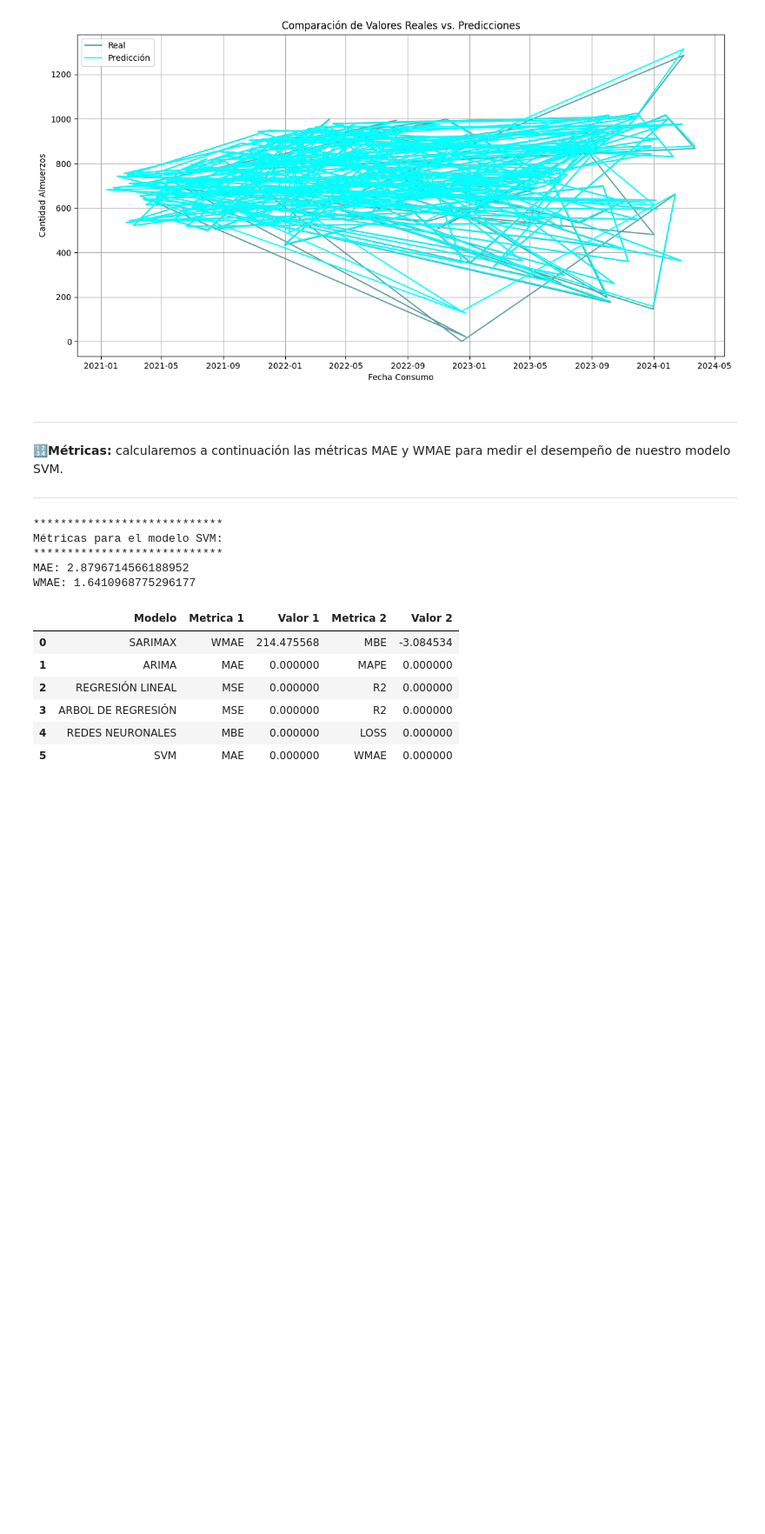
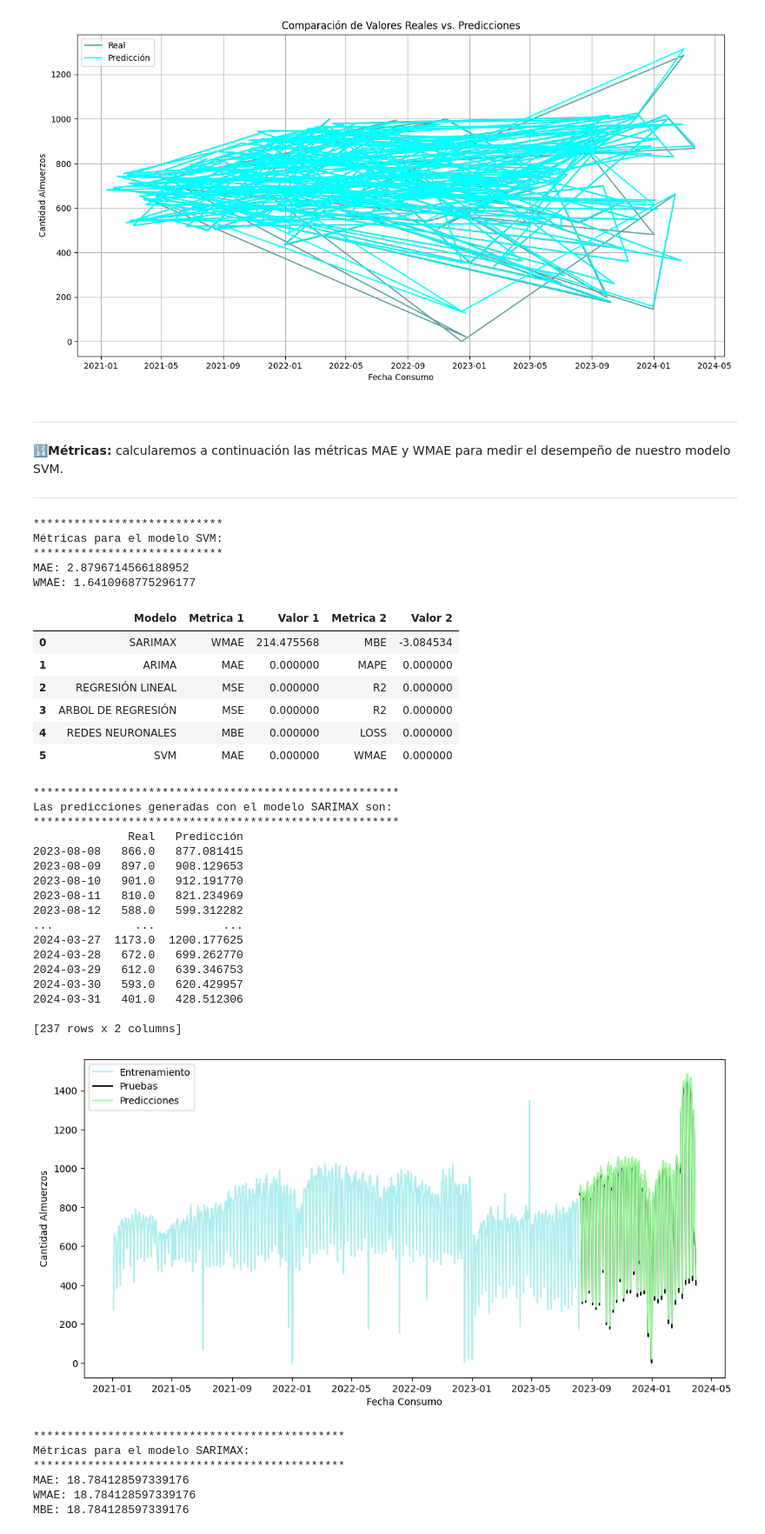
Before and after one commit to A01793509/Equipo_44, a Jupyter notebook: Avance5_44.ipynb, the cells around one changed output. Shown at 87% size. Drawn from its saved outputs; the diff is of its cells as text; code cells hidden in the pictures; blank space fills up the shorter version.

```diff
--- a/Avance5_44.ipynb
+++ b/Avance5_44.ipynb
@@ -705,3 +983,78 @@ dfmetricas
 | 3 | ARBOL DE REGRESIÓN | MSE | 0.000000 | R2 | 0.000000 |
 | 4 | REDES NEURONALES | MBE | 0.000000 | LOSS | 0.000000 |
 | 5 | SVM | MAE | 0.000000 | WMAE | 0.000000 |
+# %%
+import statsmodels.api as sm
+
+# Definición de los parámetros del modelo SARIMAX
+p, d, q = 1, 2, 1
+P, D, Q, s = 1, 1, 1, 12
+
+# Entrenamiento del modelo SARIMAX
+Modelo_SARIMAX = sm.tsa.SARIMAX(train_endog, exog=train_exog, order=(p, d, q), seasonal_order=(P, D, Q, s))
+Resultados_SARIMAX = Modelo_SARIMAX.fit()
+
+# Predicciones con el modelo SARIMAX
+Fecha_Inicio = test_endog.index[0]
+Fecha_Fin = test_endog.index[-1]
+Prediccion_SARIMAX = Resultados_SARIMAX.get_prediction(start=Fecha_Inicio, end=Fecha_Fin, exog=test_exog)
+Prediccion_Final_SARIMAX = Prediccion_SARIMAX.predicted_mean
+Prediccion_CI_SARIMAX = Prediccion_SARIMAX.conf_int()
+
+# DataFrame comparativo
+dfComparativoPredSARIMAX = pd.concat([test_endog, Prediccion_Final_SARIMAX], axis=1)
+dfComparativoPredSARIMAX.columns = ['Real', 'Predicción']
+print("******************************************************")
+print("Las predicciones generadas con el modelo SARIMAX son:")
+print("******************************************************")
+print(dfComparativoPredSARIMAX)
+
+# Graficación de resultados
+plt.figure(figsize=(12, 6))
+plt.plot(train_endog, label='Entrenamiento', color='paleturquoise')
+plt.plot(test_endog, label='Pruebas', color='black')
+plt.plot(Prediccion_Final_SARIMAX, label='Predicciones', color='palegreen')
+plt.fill_between(Prediccion_CI_SARIMAX.index, Prediccion_CI_SARIMAX.iloc[:, 0], Prediccion_CI_SARIMAX.iloc[:, 1], color='k', alpha=0.2)
+plt.xlabel('Fecha Consumo')
+plt.ylabel('Cantidad Almuerzos')
+plt.legend()
+plt.show()
+
+# Cálculo de métricas para SARIMAX
+MAE_SARIMAX = mean_absolute_error(test_endog, Prediccion_Final_SARIMAX)
+Pesos = np.ones_like(test_endog)
+absolute_errors = np.abs(Prediccion_Final_SARIMAX - test_endog)
+WMAE_SARIMAX = np.sum(Pesos * absolute_errors) / np.sum(Pesos)
+MBE_SARIMAX = (Prediccion_Final_SARIMAX - test_endog).mean()
+
+print(f'**********************************************')
+print(f'Métricas para el modelo SARIMAX:')
+print(f'**********************************************')
+print(f'MAE: {MAE_SARIMAX}')
+print(f'WMAE: {WMAE_SARIMAX}')
+print(f'MBE: {MBE_SARIMAX}')
+# %% [output]
+******************************************************
+Las predicciones generadas con el modelo SARIMAX son:
+******************************************************
+              Real   Predicción
+2023-08-08   866.0   877.081415
+2023-08-09   897.0   908.129653
+2023-08-10   901.0   912.191770
+2023-08-11   810.0   821.234969
+2023-08-12   588.0   599.312282
+...            ...          ...
+2024-03-27  1173.0  1200.177625
+2024-03-28   672.0   699.262770
+2024-03-29   612.0   639.346753
+2024-03-30   593.0   620.429957
+2024-03-31   401.0   428.512306
+
+[237 rows x 2 columns]
+[figure, added]
+**********************************************
+Métricas para el modelo SARIMAX:
+**********************************************
+MAE: 18.784128597339176
+WMAE: 18.784128597339176
+MBE: 18.784128597339176
```
Also changed, not shown: parts of 25 cells of this notebook.
